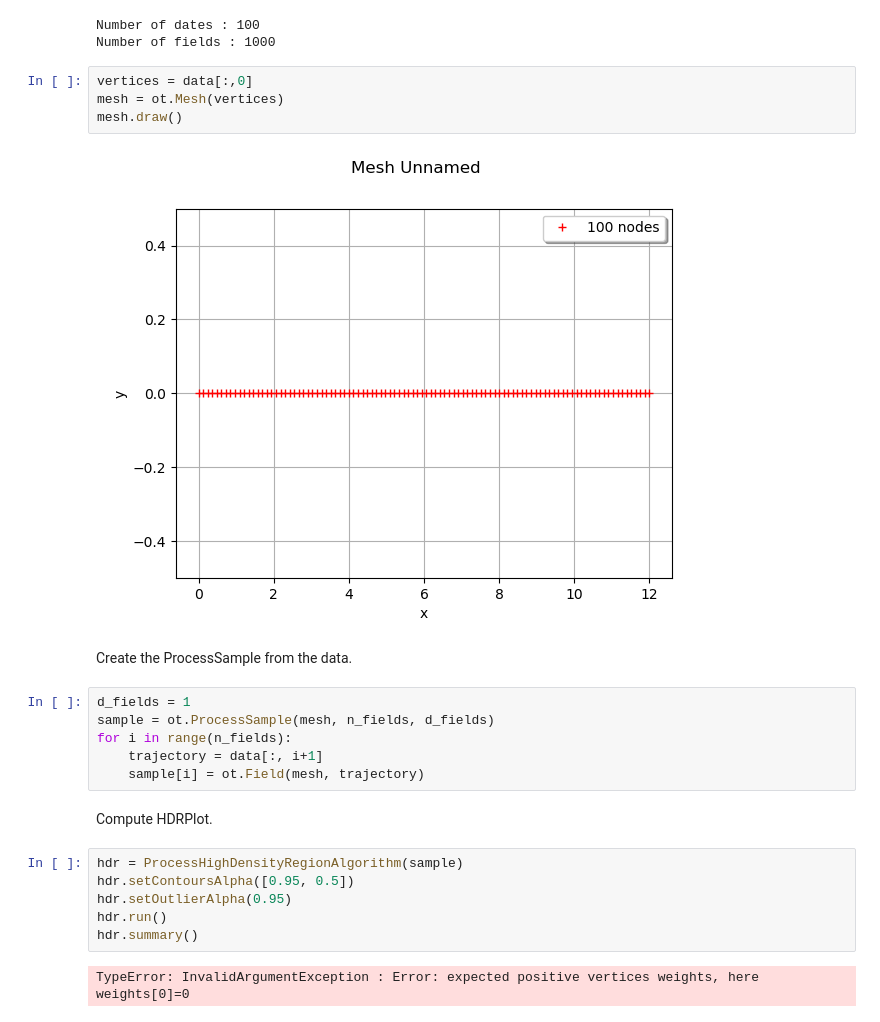
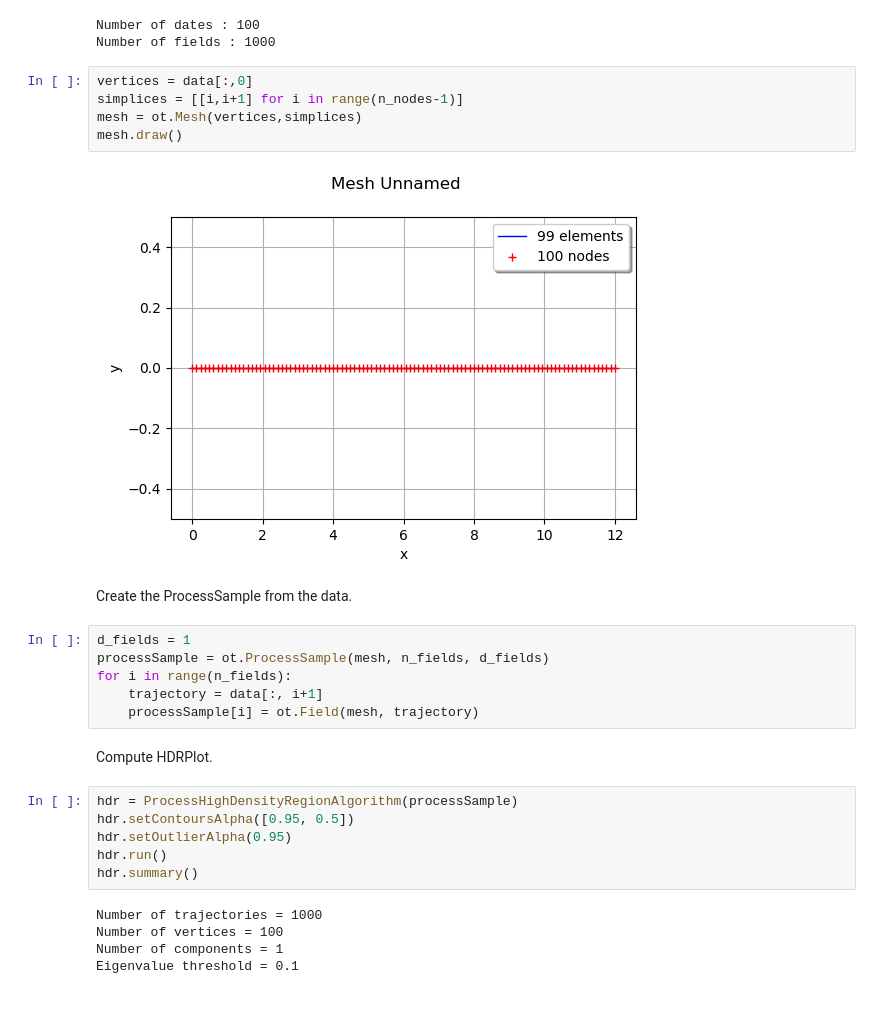
Before and after one commit to mbaudin47/othdrplot, a Jupyter notebook: doc/examples/ProcessHDRAlgorithm-chute.ipynb, the cells around one changed output. Saved outputs shown, nothing was run; the diff lists cells and outputs as text.

```diff
--- a/doc/examples/ProcessHDRAlgorithm-chute.ipynb
+++ b/doc/examples/ProcessHDRAlgorithm-chute.ipynb
@@ -96,25 +93,29 @@ Number of dates : 100
 Number of fields : 1000
 # %%
 vertices = data[:,0]
-mesh = ot.Mesh(vertices)
+simplices = [[i,i+1] for i in range(n_nodes-1)]
+mesh = ot.Mesh(vertices,simplices)
 mesh.draw()
 # %% [output]
-[figure, old version]
+[figure, new version]
 # %% [markdown]
 Create the ProcessSample from the data.
 # %%
 d_fields = 1
-sample = ot.ProcessSample(mesh, n_fields, d_fields)
+processSample = ot.ProcessSample(mesh, n_fields, d_fields)
 for i in range(n_fields):
     trajectory = data[:, i+1]
-    sample[i] = ot.Field(mesh, trajectory)
+    processSample[i] = ot.Field(mesh, trajectory)
 # %% [markdown]
 Compute HDRPlot.
 # %%
-hdr = ProcessHighDensityRegionAlgorithm(sample)
+hdr = ProcessHighDensityRegionAlgorithm(processSample)
 hdr.setContoursAlpha([0.95, 0.5])
 hdr.setOutlierAlpha(0.95)
 hdr.run()
 hdr.summary()
 # %% [output]
-TypeError: InvalidArgumentException : Error: expected positive vertices weights, here weights[0]=0
+Number of trajectories = 1000
+Number of vertices = 100
+Number of components = 1
+Eigenvalue threshold = 0.1
```
Also changed, not shown: parts of 8 cells of this notebook, 8 other files.
